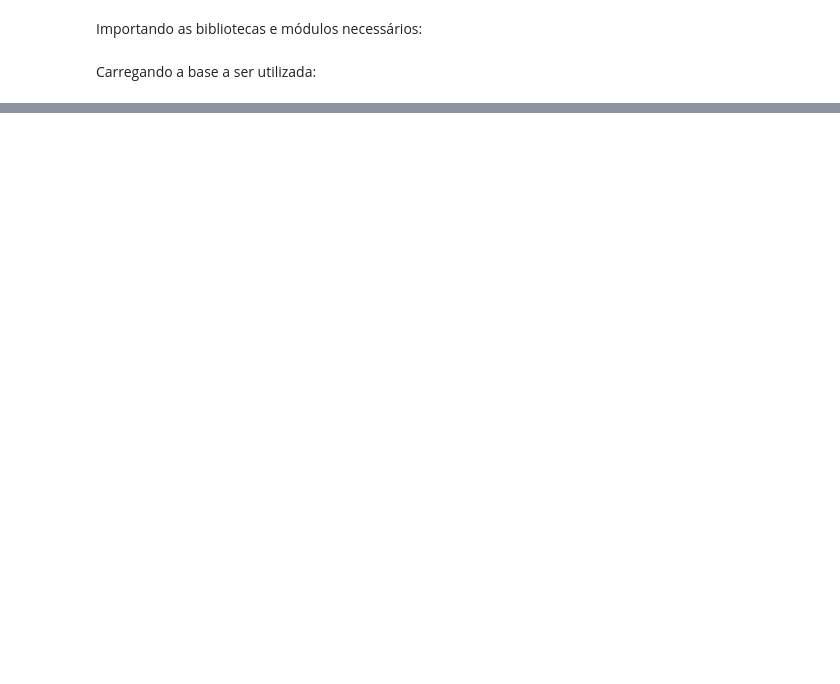
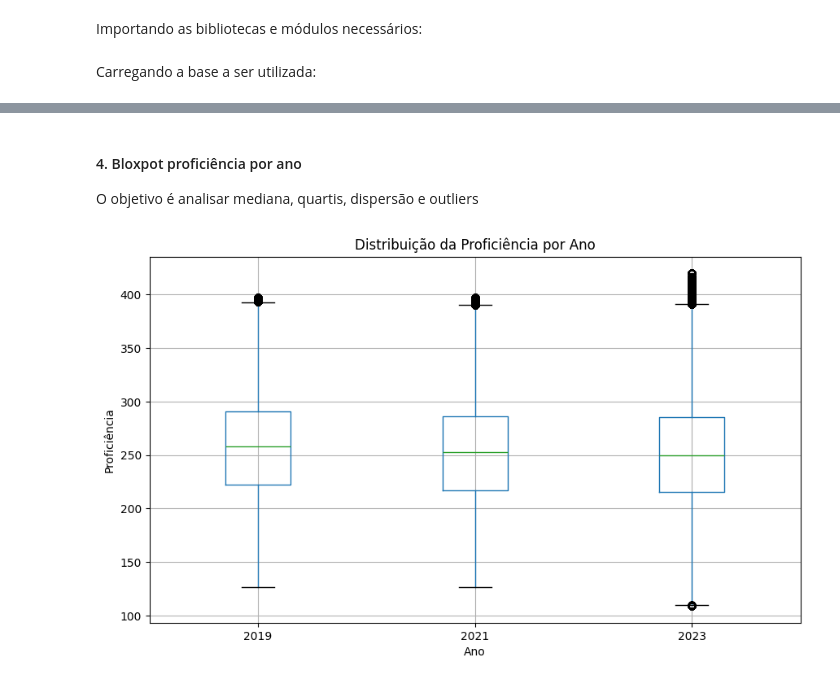
Before and after one commit to emilly788/TCC, a Jupyter notebook: 3. Análise Exploratória.ipynb, the cells around one changed output, grey strips where cells are left out. Cells and saved outputs as stored; diff of their text form; code cells hidden in the pictures; blank space fills up the shorter version.

```diff
--- a/3. Análise Exploratória.ipynb
+++ b/3. Análise Exploratória.ipynb
@@ -84,0 +107,19 @@ plt.show()
+# %% [markdown]
+#### 4. Bloxpot proficiência por ano
+O objetivo é analisar mediana, quartis, dispersão e outliers
+# %%
+df_final.boxplot(
+    column="PROFICIENCIA_SAEB",
+    by="ANO",
+    figsize=(10,6)
+)
+
+plt.title("Distribuição da Proficiência por Ano")
+plt.suptitle("")
+
+plt.xlabel("Ano")
+plt.ylabel("Proficiência")
+
+plt.show()
+# %% [output]
+[figure, added]
```
Also changed, not shown: parts of 47 cells of this notebook, 1 other file.
